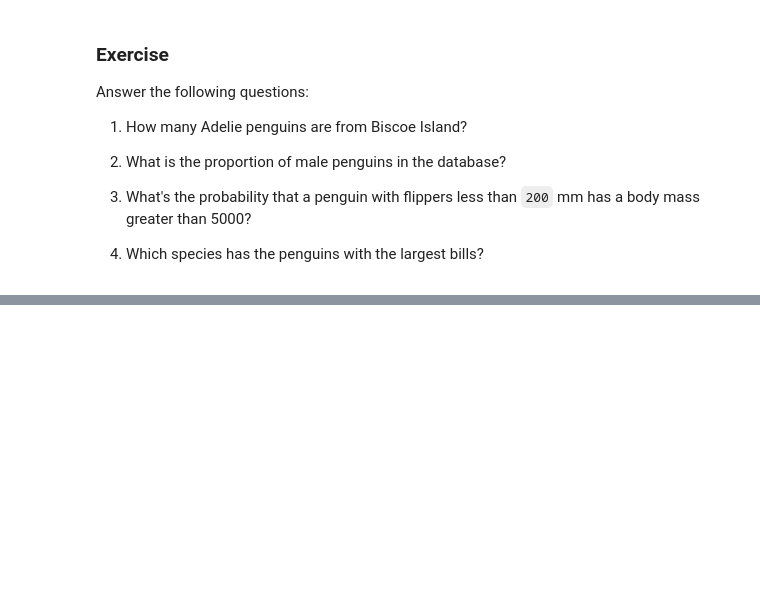
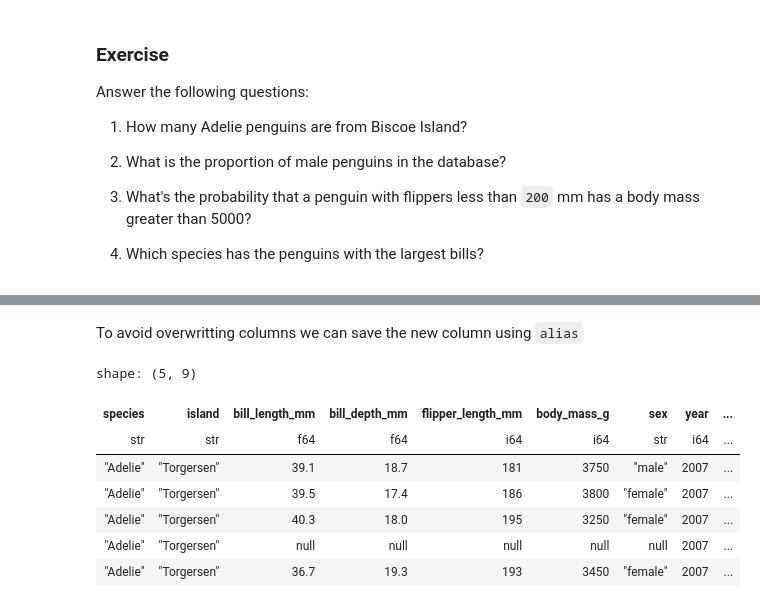
Before and after one commit to RodrigoZepeda/polars_tutorial, a Jupyter notebook: basic_polars.ipynb, the cells around one changed output, grey strips where cells are left out. Saved outputs shown, nothing was run; the diff lists cells and outputs as text; code cells hidden in the pictures; blank space fills up the shorter version.

```diff
--- a/basic_polars.ipynb
+++ b/basic_polars.ipynb
@@ -531,0 +576,18 @@ Answer the following questions:
+# %% [markdown]
+To avoid overwritting columns we can save the new column using `alias`
+# %%
+(penguins
+ .with_columns(
+    (pl.col("body_mass_g")/1000).alias("body_mass_kg")
+ )
+ .head()
+)
+# %% [output]
+shape: (5, 9)
+| species | island | bill_length_mm | bill_depth_mm | flipper_length_mm | body_mass_g | sex | year | ... |
+| str | str | f64 | f64 | i64 | i64 | str | i64 | ... |
+| "Adelie" | "Torgersen" | 39.1 | 18.7 | 181 | 3750 | "male" | 2007 | ... |
+| "Adelie" | "Torgersen" | 39.5 | 17.4 | 186 | 3800 | "female" | 2007 | ... |
+| "Adelie" | "Torgersen" | 40.3 | 18.0 | 195 | 3250 | "female" | 2007 | ... |
+| "Adelie" | "Torgersen" | null | null | null | null | null | 2007 | ... |
+| "Adelie" | "Torgersen" | 36.7 | 19.3 | 193 | 3450 | "female" | 2007 | ... |
```
Also changed, not shown: parts of 79 cells of this notebook, 10 other files.
